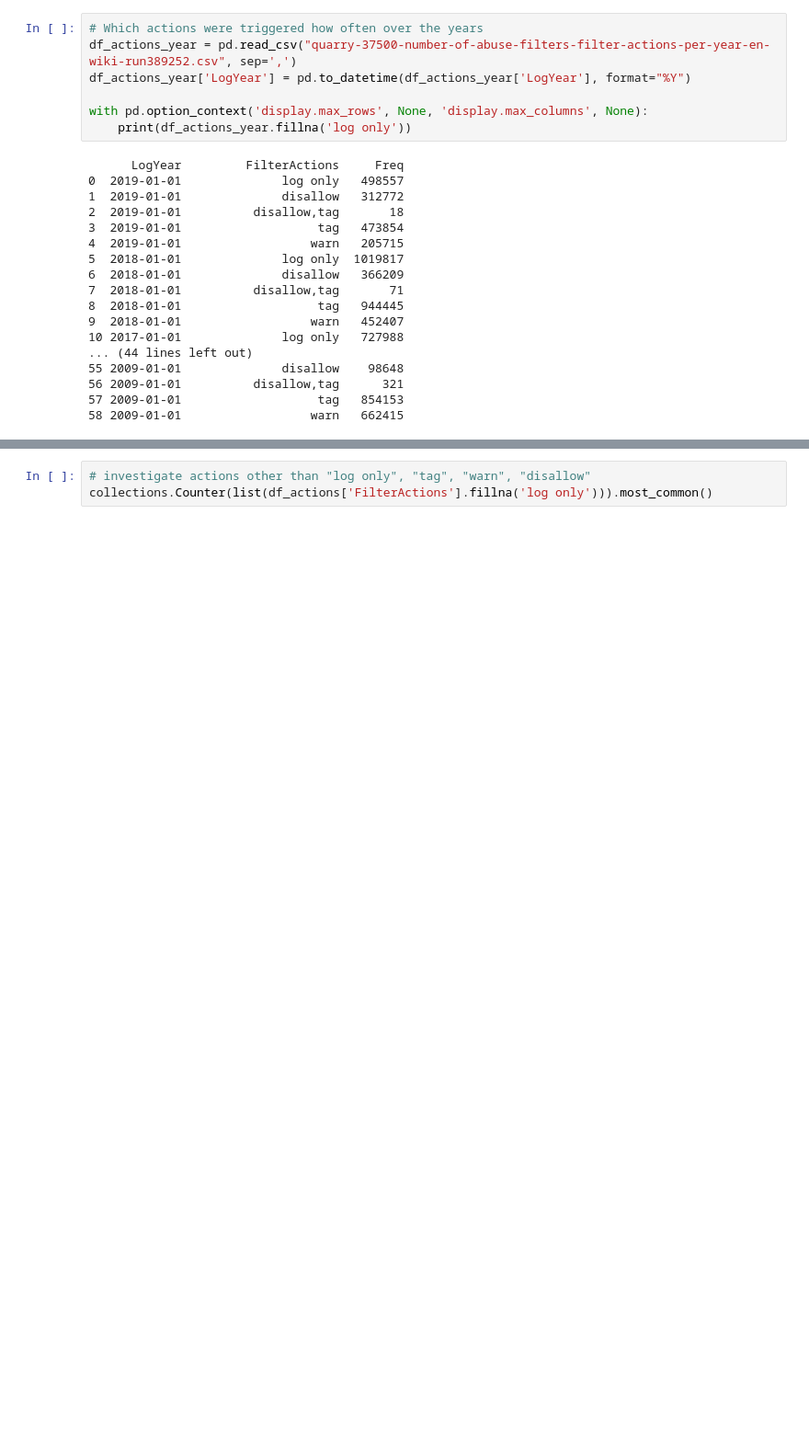
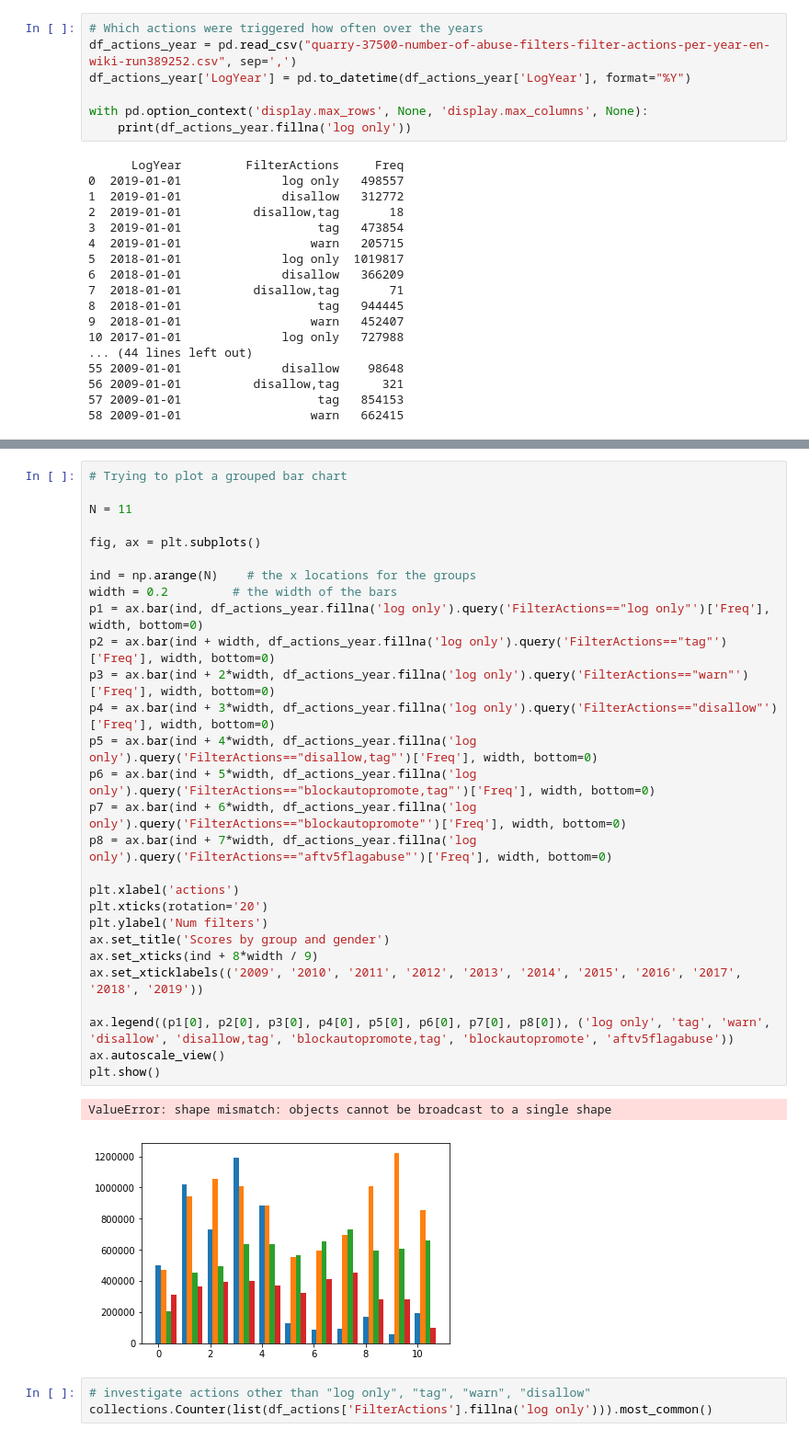
Before and after one commit to lusy/wikifilters, a Jupyter notebook: src/explore.ipynb, the cells around one changed output, grey strips where cells are left out. Shown at 92% size. Saved outputs shown, nothing was run; the diff lists cells and outputs as text; blank space fills up the shorter version.

```diff
--- a/src/explore.ipynb
+++ b/src/explore.ipynb
@@ -630,3 +776,34 @@ TypeError: ufunc subtract cannot use operands with types dtype('<M8[ns]') and dt
+# %%
+# Trying to plot a grouped bar chart
+
+N = 11
+
+fig, ax = plt.subplots()
+
+ind = np.arange(N)    # the x locations for the groups
+width = 0.2         # the width of the bars
+p1 = ax.bar(ind, df_actions_year.fillna('log only').query('FilterActions=="log only"')['Freq'], width, bottom=0)
+p2 = ax.bar(ind + width, df_actions_year.fillna('log only').query('FilterActions=="tag"')['Freq'], width, bottom=0)
+p3 = ax.bar(ind + 2*width, df_actions_year.fillna('log only').query('FilterActions=="warn"')['Freq'], width, bottom=0)
+p4 = ax.bar(ind + 3*width, df_actions_year.fillna('log only').query('FilterActions=="disallow"')['Freq'], width, bottom=0)
+p5 = ax.bar(ind + 4*width, df_actions_year.fillna('log only').query('FilterActions=="disallow,tag"')['Freq'], width, bottom=0)
+p6 = ax.bar(ind + 5*width, df_actions_year.fillna('log only').query('FilterActions=="blockautopromote,tag"')['Freq'], width, bottom=0)
+p7 = ax.bar(ind + 6*width, df_actions_year.fillna('log only').query('FilterActions=="blockautopromote"')['Freq'], width, bottom=0)
+p8 = ax.bar(ind + 7*width, df_actions_year.fillna('log only').query('FilterActions=="aftv5flagabuse"')['Freq'], width, bottom=0)
+
+plt.xlabel('actions')
+plt.xticks(rotation='20')
+plt.ylabel('Num filters')
+ax.set_title('Scores by group and gender')
+ax.set_xticks(ind + 8*width / 9)
+ax.set_xticklabels(('2009', '2010', '2011', '2012', '2013', '2014', '2015', '2016', '2017', '2018', '2019'))
+
+ax.legend((p1[0], p2[0], p3[0], p4[0], p5[0], p6[0], p7[0], p8[0]), ('log only', 'tag', 'warn', 'disallow', 'disallow,tag', 'blockautopromote,tag', 'blockautopromote', 'aftv5flagabuse'))
+ax.autoscale_view()
+plt.show()
+# %% [output]
+ValueError: shape mismatch: objects cannot be broadcast to a single shape
+[figure, added]
 # %%
 # investigate actions other than "log only", "tag", "warn", "disallow"
 collections.Counter(list(df_actions['FilterActions'].fillna('log only'))).most_common()
```
Also changed, not shown: parts of 18 cells of this notebook.
